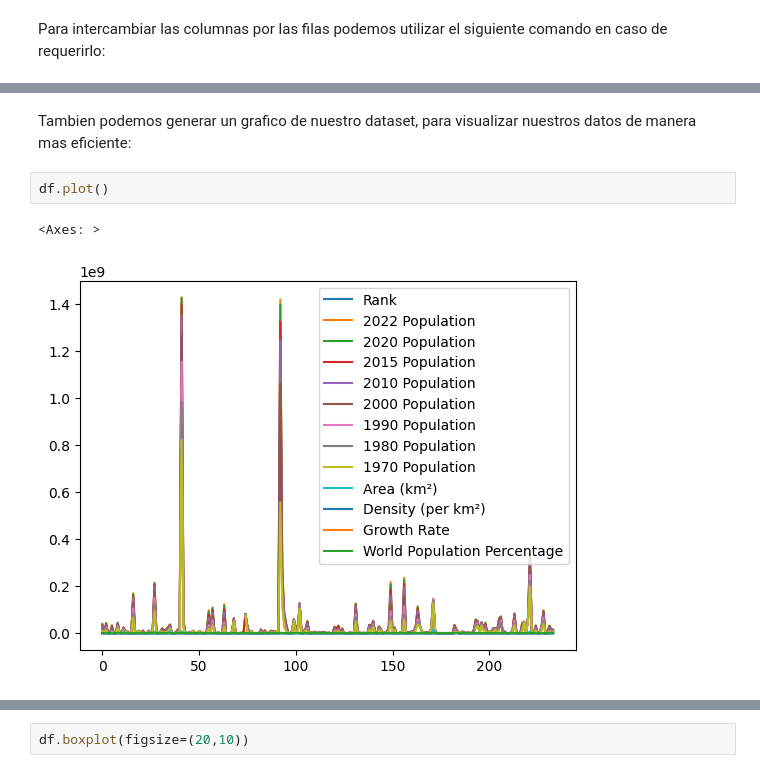
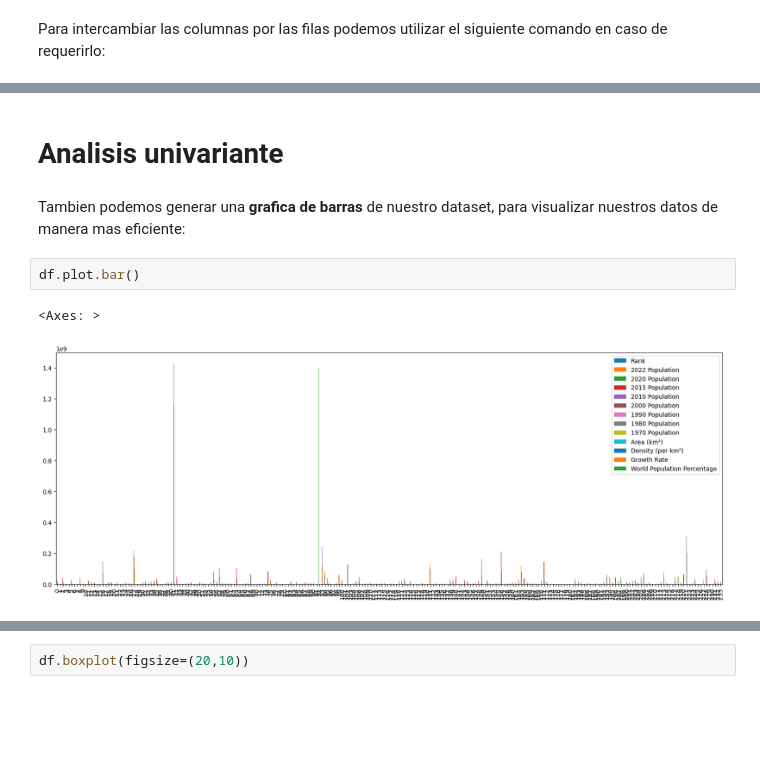
Before and after one commit to andreavazquezt/ProyectoIntegrador, a Jupyter notebook: ExploratoryDataAnalysis.ipynb, the cells around one changed output, grey strips where cells are left out. Saved outputs shown, nothing was run; the diff lists cells and outputs as text; blank space fills up the shorter version.

```diff
--- a/ExploratoryDataAnalysis.ipynb
+++ b/ExploratoryDataAnalysis.ipynb
@@ -284,7 +319,9 @@ df2.transpose()
+# %% [markdown]
+# Analisis univariante
 # %% [markdown]
-Tambien podemos generar un grafico de nuestro dataset, para visualizar nuestros datos de manera mas eficiente:
+Tambien podemos generar una **grafica de barras** de nuestro dataset, para visualizar nuestros datos de manera mas eficiente:
 # %%
-df.plot()
+df.plot.bar()
 # %% [output]
 <Axes: >
-[figure, old version]
+[figure, new version]
```
Also changed, not shown: parts of 38 cells of this notebook.
